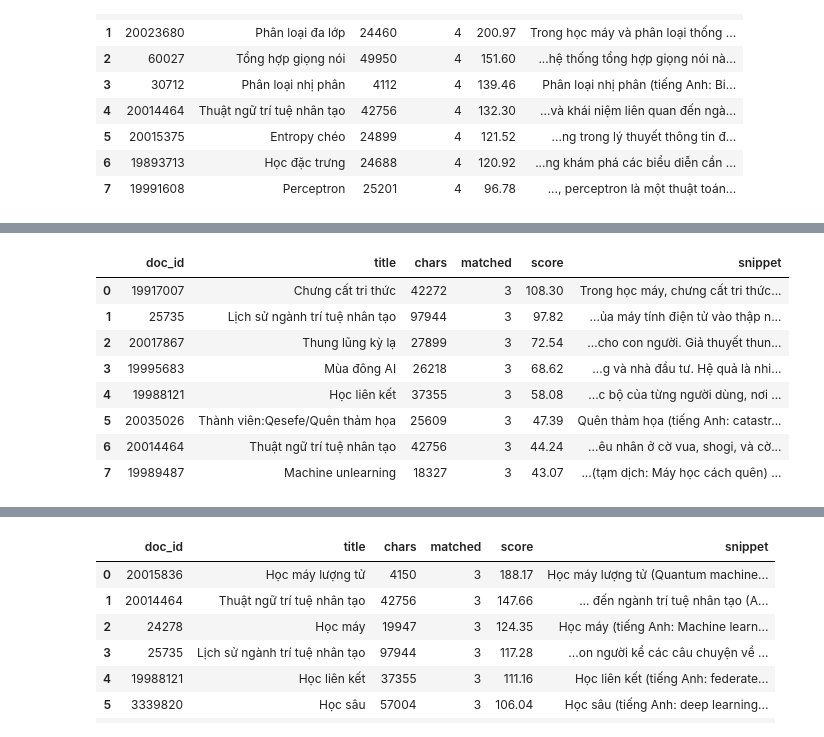
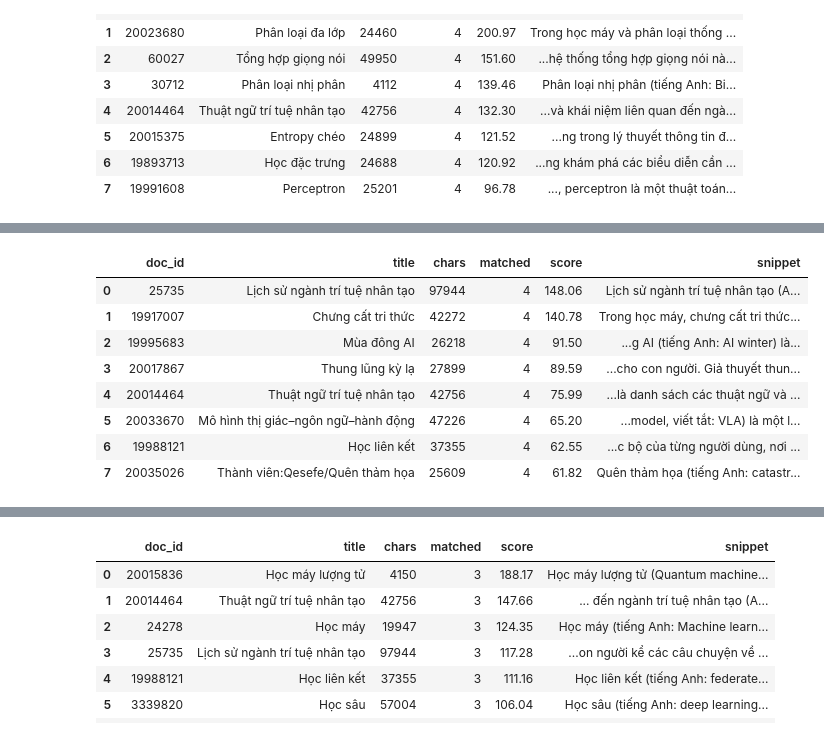
Before and after one commit to meiLNguyen/Vietnamese-RAG-Q-A, a Jupyter notebook: notebooks/00_authoring_qrels.ipynb, the cells around one changed output, grey strips where cells are left out. Saved outputs shown, nothing was run; the diff lists cells and outputs as text; code cells hidden in the pictures.

```diff
--- a/notebooks/00_authoring_qrels.ipynb
+++ b/notebooks/00_authoring_qrels.ipynb
@@ -389,15 +379,16 @@ Tổng: 12 query · 37 dòng
 # %%
-search("Chưng cất chi thức là gì?")
+# ── q003 ──────────────────────────────────────────────────────
+search("Chưng cất tri thức là gì?")
 # %% [output]
 |  | doc_id | title | chars | matched | score | snippet |
-| 0 | 19917007 | Chưng cất tri thức | 42272 | 3 | 108.30 | Trong học máy, chưng cất tri thức... |
-| 1 | 25735 | Lịch sử ngành trí tuệ nhân tạo | 97944 | 3 | 97.82 | ...ủa máy tính điện tử vào thập n... |
-| 2 | 20017867 | Thung lũng kỳ lạ | 27899 | 3 | 72.54 | ...cho con người. Giả thuyết thun... |
-| 3 | 19995683 | Mùa đông AI | 26218 | 3 | 68.62 | ...g và nhà đầu tư. Hệ quả là nhi... |
-| 4 | 19988121 | Học liên kết | 37355 | 3 | 58.08 | ...c bộ của từng người dùng, nơi ... |
-| 5 | 20035026 | Thành viên:Qesefe/Quên thảm họa | 25609 | 3 | 47.39 | Quên thảm họa (tiếng Anh: catastr... |
-| 6 | 20014464 | Thuật ngữ trí tuệ nhân tạo | 42756 | 3 | 44.24 | ...êu nhân ở cờ vua, shogi, và cờ... |
-| 7 | 19989487 | Machine unlearning | 18327 | 3 | 43.07 | ...(tạm dịch: Máy học cách quên) ... |
+| 0 | 25735 | Lịch sử ngành trí tuệ nhân tạo | 97944 | 4 | 148.06 | Lịch sử ngành trí tuệ nhân tạo (A... |
+| 1 | 19917007 | Chưng cất tri thức | 42272 | 4 | 140.78 | Trong học máy, chưng cất tri thức... |
+| 2 | 19995683 | Mùa đông AI | 26218 | 4 | 91.50 | ...g AI (tiếng Anh: AI winter) là... |
+| 3 | 20017867 | Thung lũng kỳ lạ | 27899 | 4 | 89.59 | ...cho con người. Giả thuyết thun... |
+| 4 | 20014464 | Thuật ngữ trí tuệ nhân tạo | 42756 | 4 | 75.99 | ...là danh sách các thuật ngữ và ... |
+| 5 | 20033670 | Mô hình thị giác–ngôn ngữ–hành động | 47226 | 4 | 65.20 | ...model, viết tắt: VLA) là một l... |
+| 6 | 19988121 | Học liên kết | 37355 | 4 | 62.55 | ...c bộ của từng người dùng, nơi ... |
+| 7 | 20035026 | Thành viên:Qesefe/Quên thảm họa | 25609 | 4 | 61.82 | Quên thảm họa (tiếng Anh: catastr... |
 # %%
 show("19917007")
 # %% [output]
```
Also changed, not shown: parts of 36 cells of this notebook, 3 other files.
